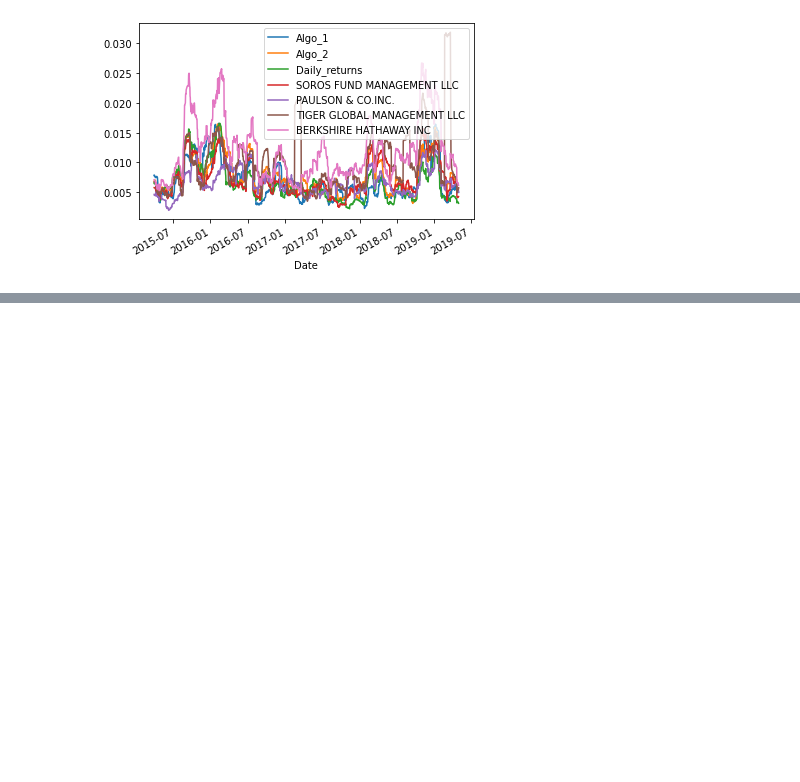
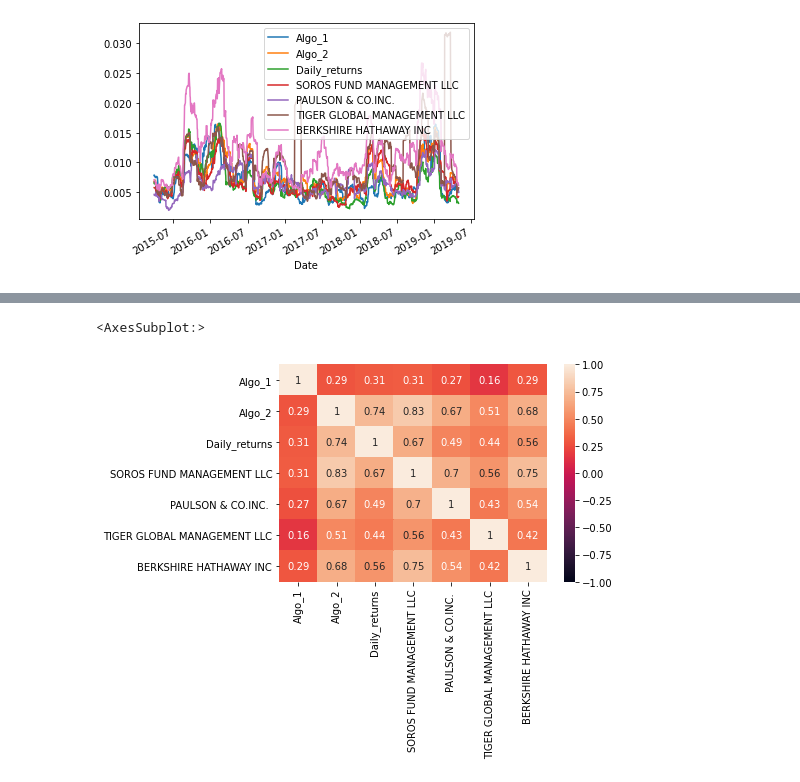
Before and after one commit to Jovan671/Pandas_Unit_04_assignment, a Jupyter notebook: main.ipynb, the cells around one changed output, grey strips where cells are left out. Cells and saved outputs as stored; diff of their text form; code cells hidden in the pictures; blank space fills up the shorter version.

Commit message:
plot correlation

```diff
--- a/main.ipynb
+++ b/main.ipynb
@@ -254,3 +254,9 @@ combined_newfile
 | PAULSON & CO.INC. | 0.266363 | 0.674015 | 0.486511 | 0.697076 | 1.000000 | 0.433034 | ... |
 | TIGER GLOBAL MANAGEMENT LLC | 0.161236 | 0.506689 | 0.440583 | 0.560964 | 0.433034 | 1.000000 | ... |
 | BERKSHIRE HATHAWAY INC | 0.289378 | 0.684609 | 0.557250 | 0.750181 | 0.540033 | 0.423524 | ... |
+# %%
+    # plot correlation
+sns.heatmap(combined_newfile, vmin=-1, vmax=1, annot=True)
+# %% [output]
+<AxesSubplot:>
+[figure, added]
```
